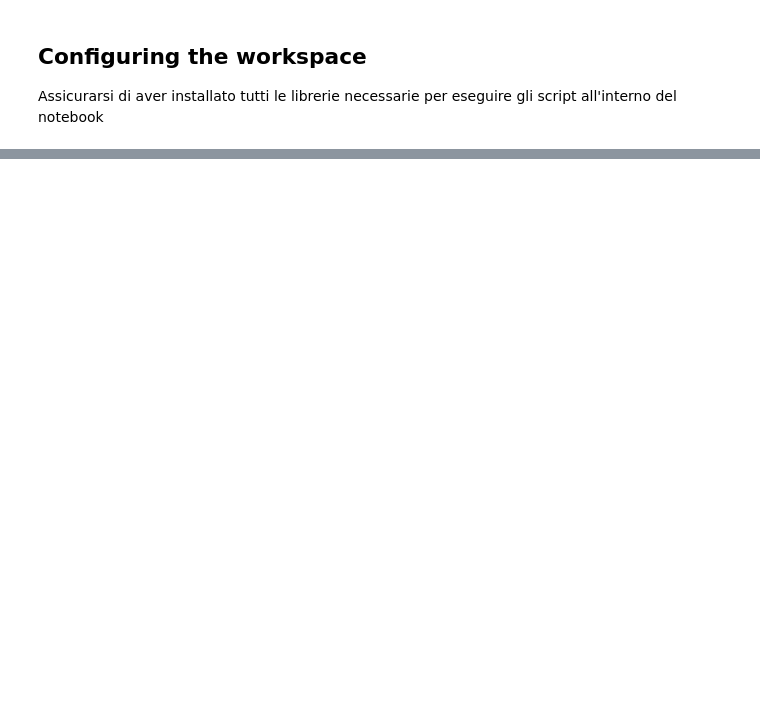
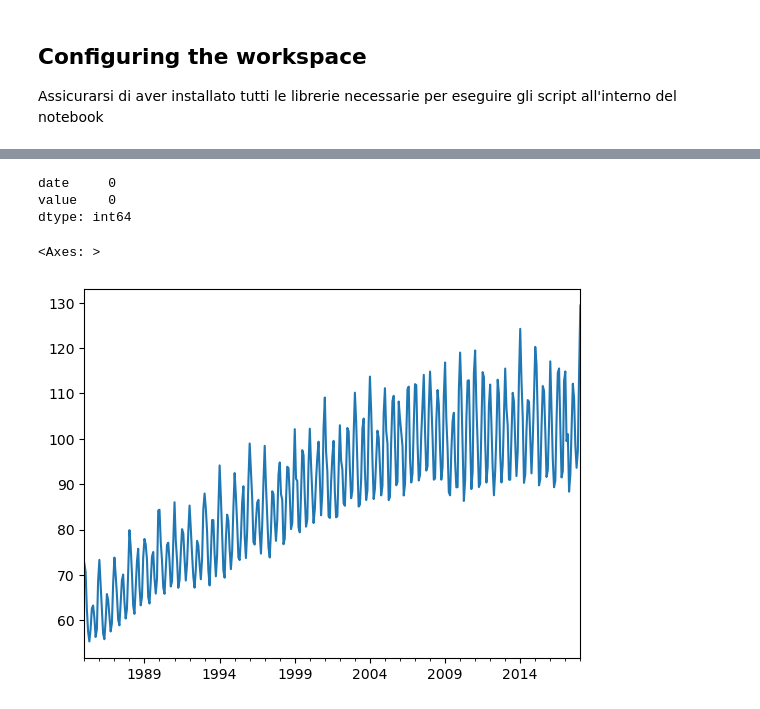
Before and after one commit to AngeloLongano/heart_failure_prediction, a Jupyter notebook: analysis_time_series.ipynb, the cells around one changed output, grey strips where cells are left out. Drawn from its saved outputs; the diff is of its cells as text; code cells hidden in the pictures; blank space fills up the shorter version.

Commit message:
Change project time series

```diff
--- a/analysis_time_series.ipynb
+++ b/analysis_time_series.ipynb
@@ -419,0 +40,15 @@ plt.show()
+# %%
+name_file="data/Electric_Production.csv"
+if not os.path.exists(name_file):
+    # Download the dataset
+    !kaggle datasets download -d shenba/time-series-datasets -p data
+    !unzip data/time-series-datasets.zip -d data
+# %%
+df_data = pd.read_csv(name_file)
+
+# Rinominiamo le colonne per comodità
+df_data.rename(columns={"DATE": "date", "IPG2211A2N": "value"}, inplace=True)
+# Convertiamo la colonna date in formato datetime
+df_data["date"] = pd.to_datetime(df_data["date"])
+
+df_data.head()
@@ -419,0 +80,22 @@ plt.show()
+# %%
+# Creo un dataframe che contenga tutti i mesi dell'intervallo temporale
+df = pd.DataFrame(index=pd.date_range(start=df_data['date'].min(), end=df_data['date'].max(), freq='MS'))
+
+# Aggiungo l'indice temporale al dataset
+df_data.set_index(pd.DatetimeIndex(df_data['date']),inplace=True)
+
+# Unisco i due dataset
+df = df.merge(df_data, how='left', left_index=True, right_index=True)
+
+# Non ci sono valori mancanti
+df.isna().sum()
+# %% [output]
+date     0
+value    0
+dtype: int64
+# %%
+# Visualizzo la serie temporale
+df["value"].plot()
+# %% [output]
+<Axes: >
+[figure, added]
```
Also changed, not shown: parts of 72 cells of this notebook.
